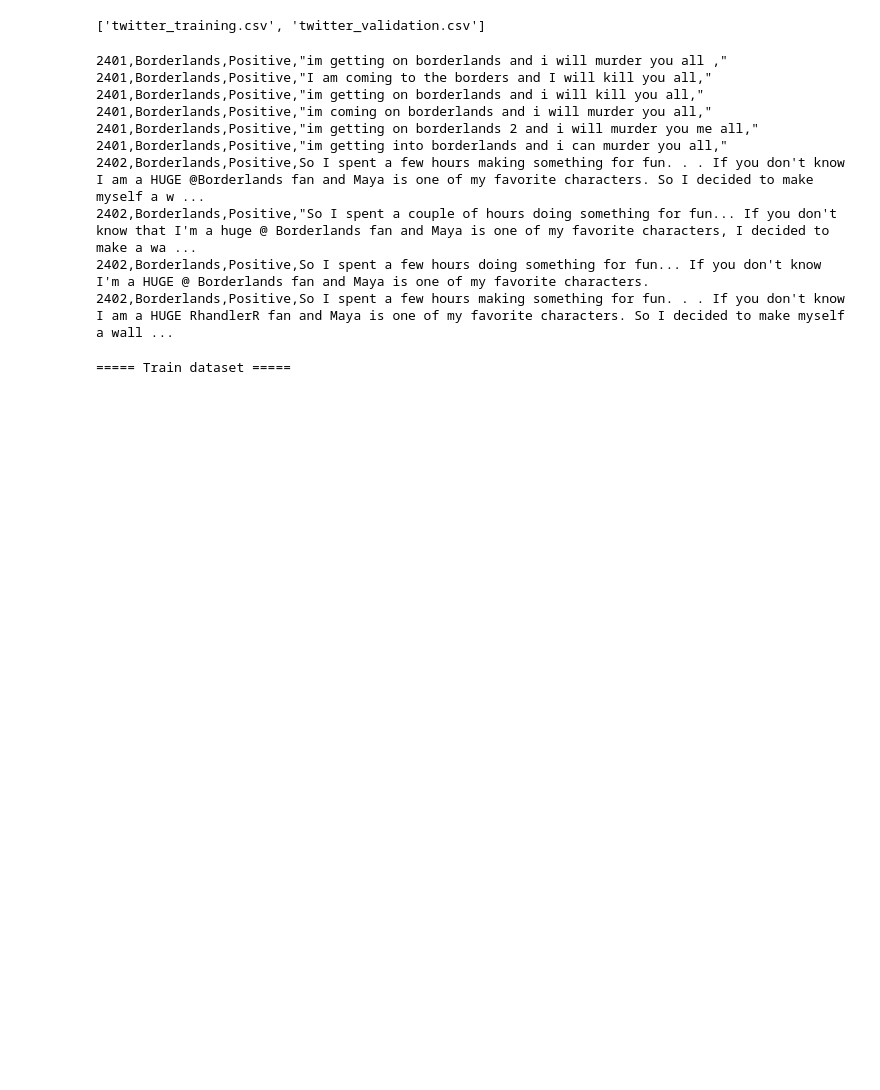
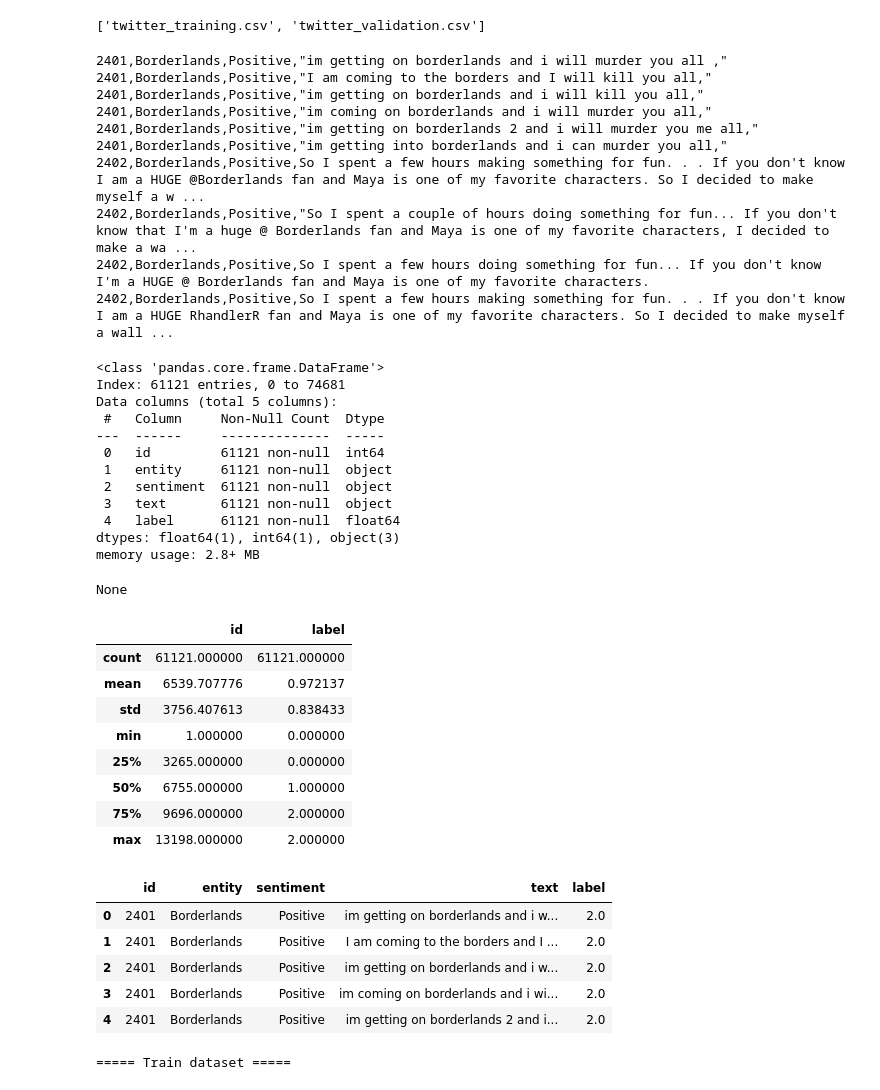
Before and after one commit to olokshyn/tuwien-dl-nlp, a Jupyter notebook: exercises/word2vec_sentiment_classification.ipynb, the cells around one changed output. Cells and saved outputs as stored; diff of their text form; code cells hidden in the pictures; blank space fills up the shorter version.

```diff
--- a/exercises/word2vec_sentiment_classification.ipynb
+++ b/exercises/word2vec_sentiment_classification.ipynb
@@ -63 +65,42 @@ os.listdir(dataset_path)
+# %%
+df = (
+        pd.read_csv(
+        os.path.join(dataset_path, "twitter_training.csv"),
+        names=["id", "entity", "sentiment", "text"],
+    )
+    .assign(label=lambda x: x["sentiment"].map(LABEL_MAP))
+    .dropna(subset=["text", "label"])
+)
+display(df.info())
+display(df.describe())
+df.head()
+# %% [output]
+<class 'pandas.core.frame.DataFrame'>
+Index: 61121 entries, 0 to 74681
+Data columns (total 5 columns):
+ #   Column     Non-Null Count  Dtype
+---  ------     --------------  -----
+ 0   id         61121 non-null  int64
+ 1   entity     61121 non-null  object
+ 2   sentiment  61121 non-null  object
+ 3   text       61121 non-null  object
+ 4   label      61121 non-null  float64
+dtypes: float64(1), int64(1), object(3)
+memory usage: 2.8+ MB
+None
+|  | id | label |
+| count | 61121.000000 | 61121.000000 |
+| mean | 6539.707776 | 0.972137 |
+| std | 3756.407613 | 0.838433 |
+| min | 1.000000 | 0.000000 |
+| 25% | 3265.000000 | 0.000000 |
+| 50% | 6755.000000 | 1.000000 |
+| 75% | 9696.000000 | 2.000000 |
+| max | 13198.000000 | 2.000000 |
+|  | id | entity | sentiment | text | label |
+| 0 | 2401 | Borderlands | Positive | im getting on borderlands and i w... | 2.0 |
+| 1 | 2401 | Borderlands | Positive | I am coming to the borders and I ... | 2.0 |
+| 2 | 2401 | Borderlands | Positive | im getting on borderlands and i w... | 2.0 |
+| 3 | 2401 | Borderlands | Positive | im coming on borderlands and i wi... | 2.0 |
+| 4 | 2401 | Borderlands | Positive | im getting on borderlands 2 and i... | 2.0 |
 # %%
```
Also changed, not shown: parts of 5 cells of this notebook, 3 other files.
